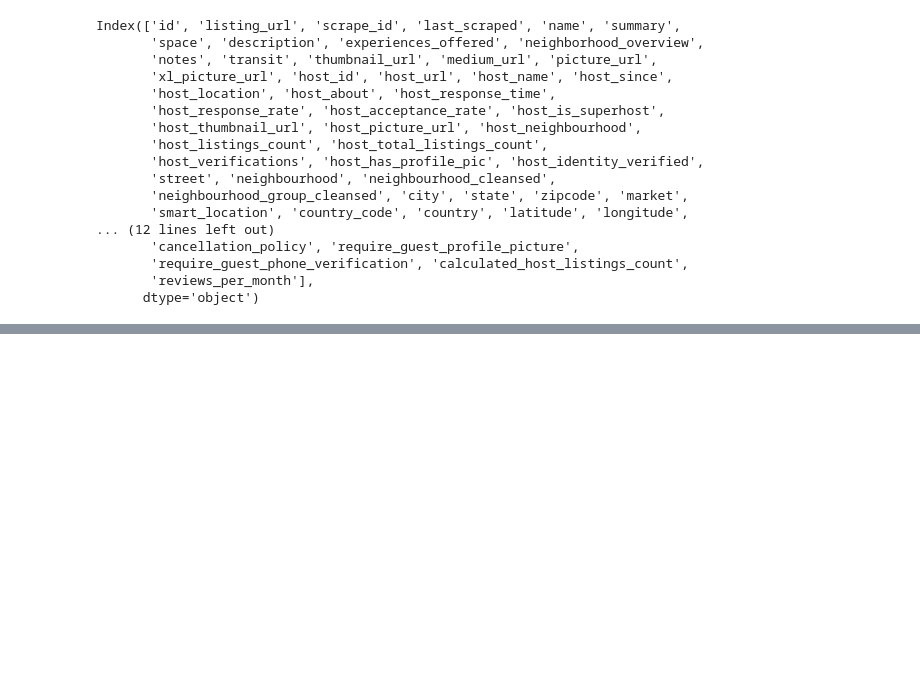
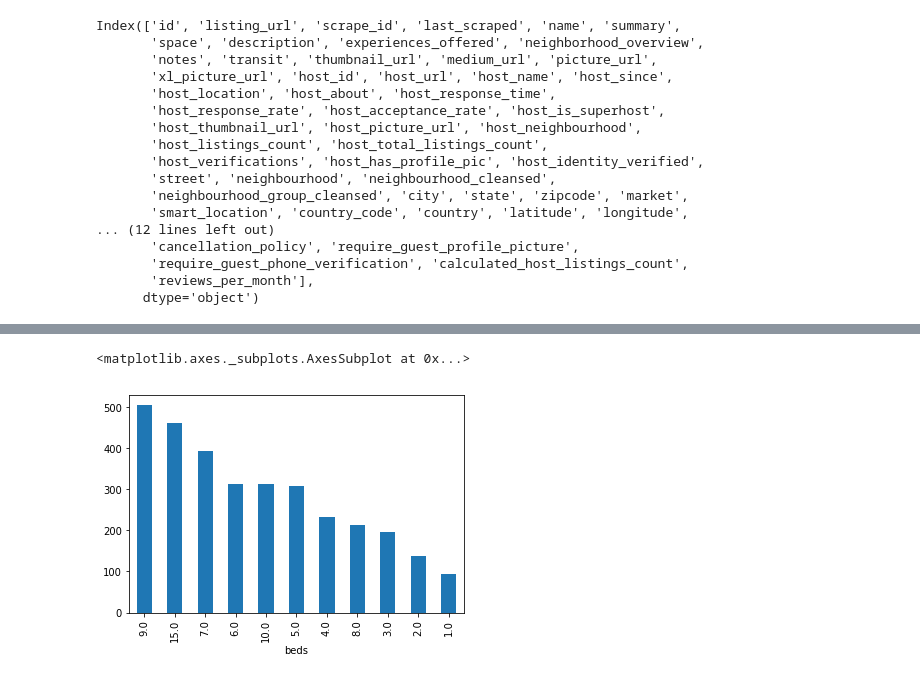
Before and after one commit to IMSweeney/Udacity_AirBnB_Analysis, a Jupyter notebook: analysis.ipynb, the cells around one changed output, grey strips where cells are left out. Saved outputs shown, nothing was run; the diff lists cells and outputs as text; code cells hidden in the pictures; blank space fills up the shorter version.

```diff
--- a/analysis.ipynb
+++ b/analysis.ipynb
@@ -208,2 +237,7 @@ df.describe()
+# %%
+df.groupby('beds')['price'].agg('mean').sort_values(ascending=False).plot(kind='bar')
+# %% [output]
+<matplotlib.axes._subplots.AxesSubplot at 0x...>
+[figure, added]
 # %%
 # Train the model
```
Also changed, not shown: parts of 6 cells of this notebook.
